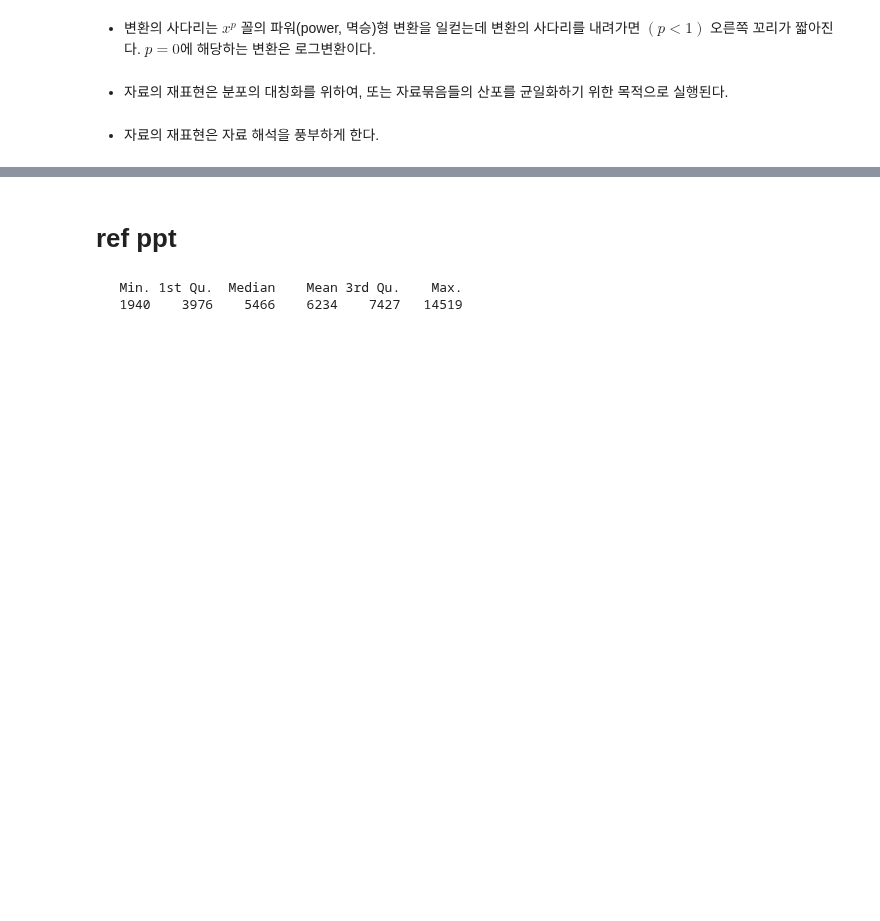
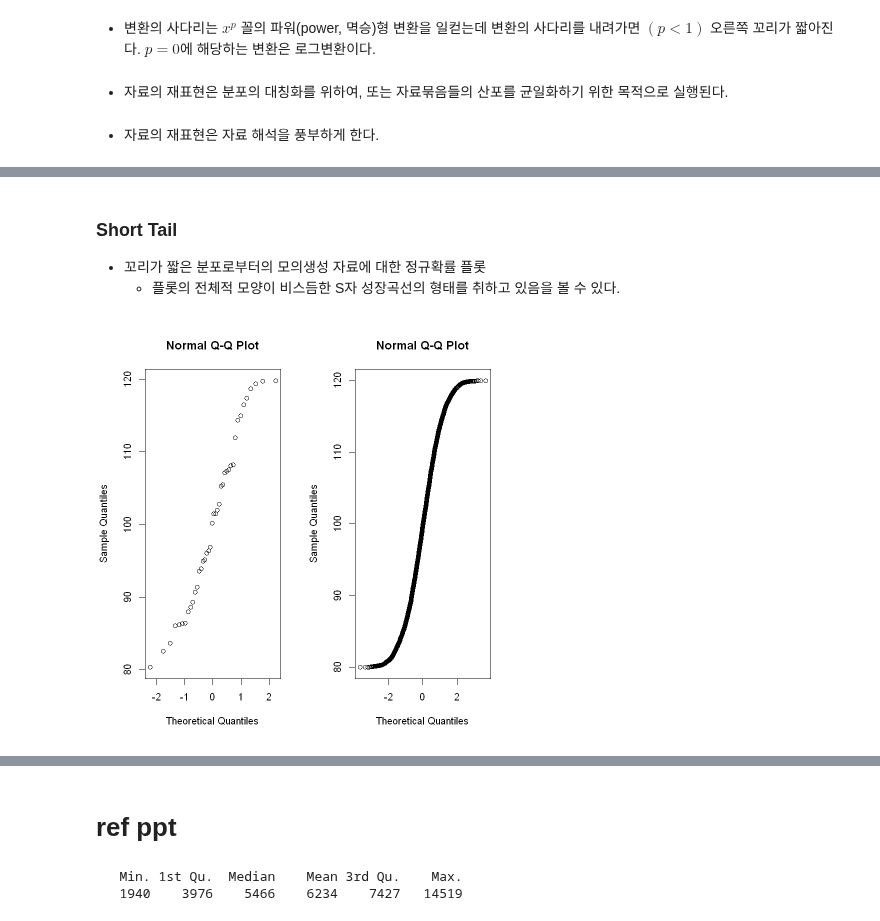
Before and after one commit to stahangryum/Woo, a Jupyter notebook: _notebooks/2022-04-12-eda.ipynb, the cells around one changed output, grey strips where cells are left out. Drawn from its saved outputs; the diff is of its cells as text; code cells hidden in the pictures; blank space fills up the shorter version.

```diff
--- a/_notebooks/2022-04-12-eda.ipynb
+++ b/_notebooks/2022-04-12-eda.ipynb
@@ -338,0 +392,14 @@ hist(robust_z_Y, breaks = seq(-6, 6, 0.5), freq = F, ylim = c(0, 0.7), main = 'R
+# %% [markdown]
+### Short Tail
+
+- 꼬리가 짧은 분포로부터의 모의생성 자료에 대한 정규확률 플롯
+  - 플롯의 전체적 모양이 비스듬한 S자 성장곡선의 형태를 취하고 있음을 볼 수 있다.
+# %%
+par(mfrow = c(1,2))
+x1 <- runif(40, 80, 120)
+qqnorm(x1)
+
+x2 <- runif(4000, 80, 120)
+qqnorm(x2)
+# %% [output]
+[figure, added]
```
Also changed, not shown: parts of 23 cells of this notebook.
